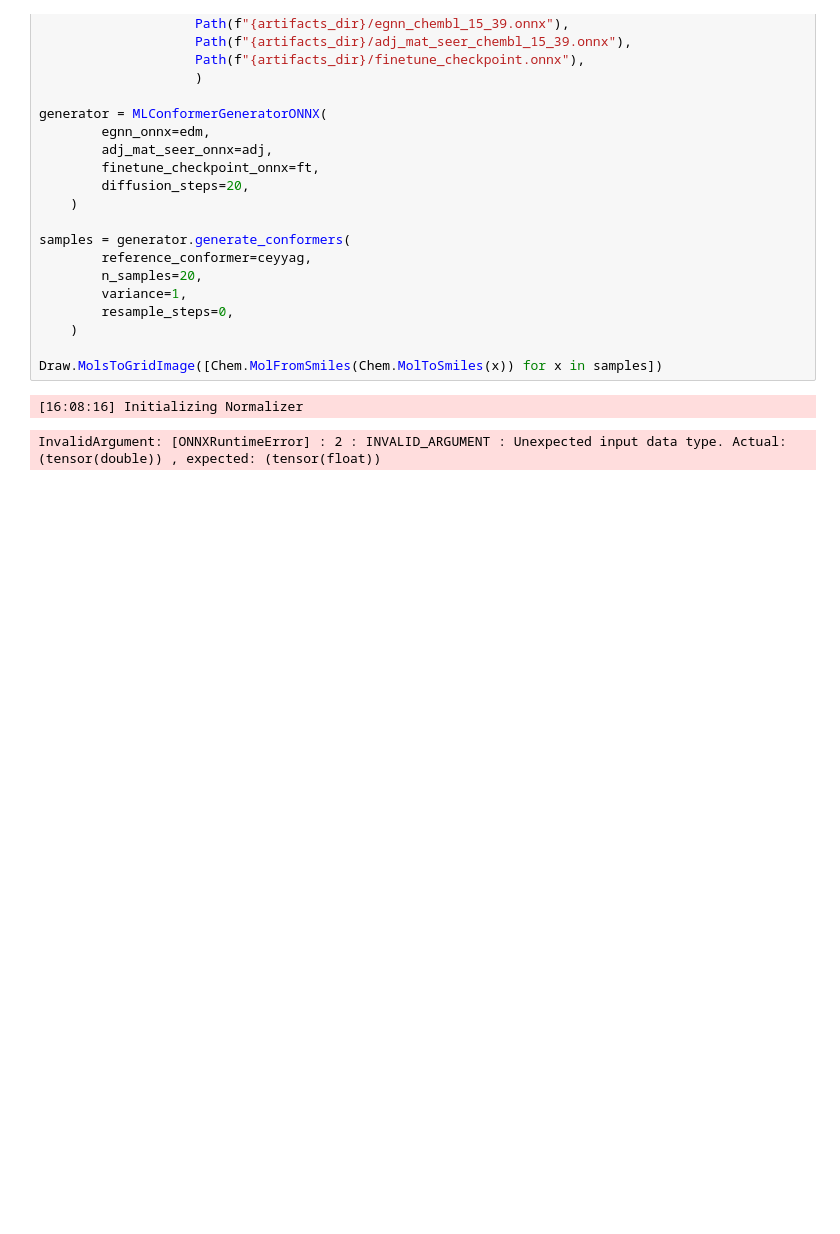
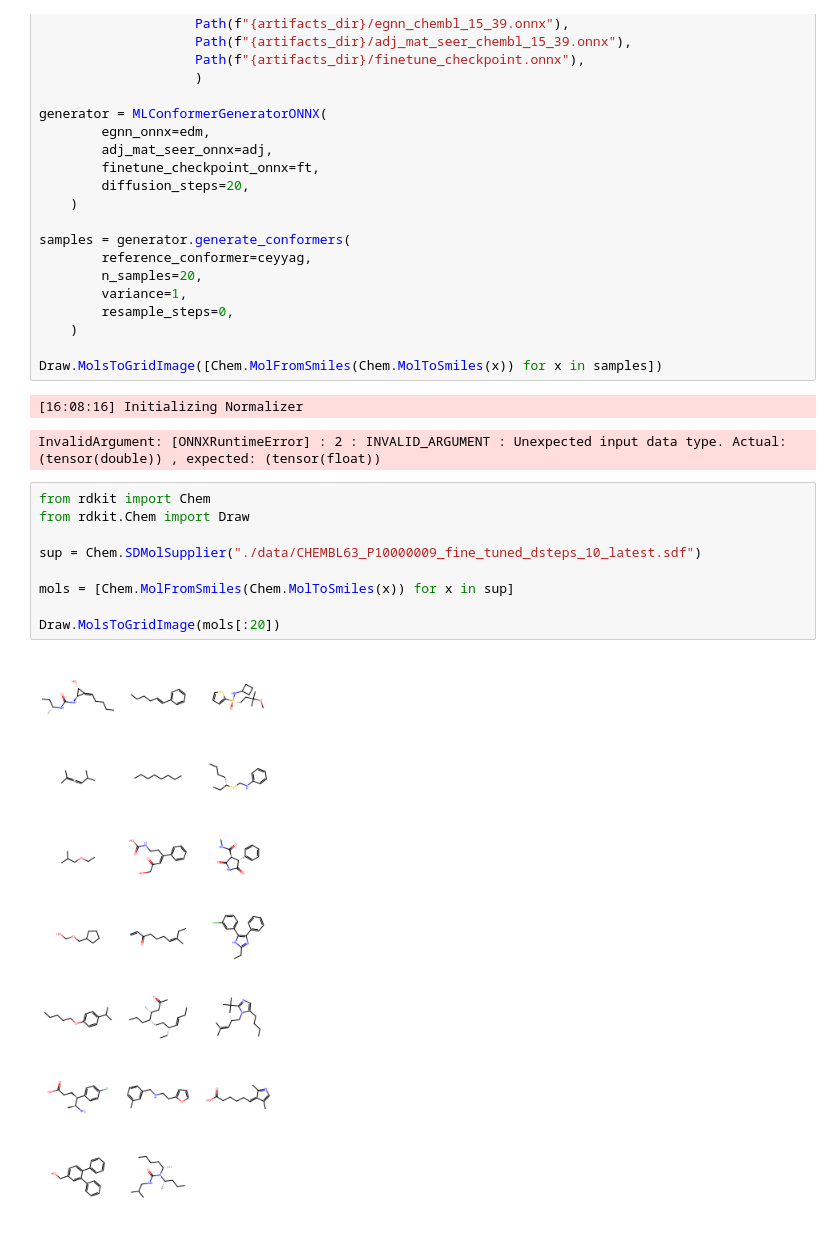
Before and after one commit to Membrizard/ml_conformer_generator, a Jupyter notebook: rl_fine_tuning_demo.ipynb, the cells around one changed output. Cells and saved outputs as stored; diff of their text form; blank space fills up the shorter version.

```diff
--- a/rl_fine_tuning_demo.ipynb
+++ b/rl_fine_tuning_demo.ipynb
@@ -251,3 +251,14 @@ Draw.MolsToGridImage([Chem.MolFromSmiles(Chem.MolToSmiles(x)) for x in samples])
 # %% [output]
 [16:08:16] Initializing Normalizer
 InvalidArgument: [ONNXRuntimeError] : 2 : INVALID_ARGUMENT : Unexpected input data type. Actual: (tensor(double)) , expected: (tensor(float))
+# %%
+from rdkit import Chem
+from rdkit.Chem import Draw
+
+sup = Chem.SDMolSupplier("./data/CHEMBL63_P10000009_fine_tuned_dsteps_10_latest.sdf")
+
+mols = [Chem.MolFromSmiles(Chem.MolToSmiles(x)) for x in sup]
+
+Draw.MolsToGridImage(mols[:20])
+# %% [output]
+[figure, added]
```
Also changed, not shown: 8 other files.
